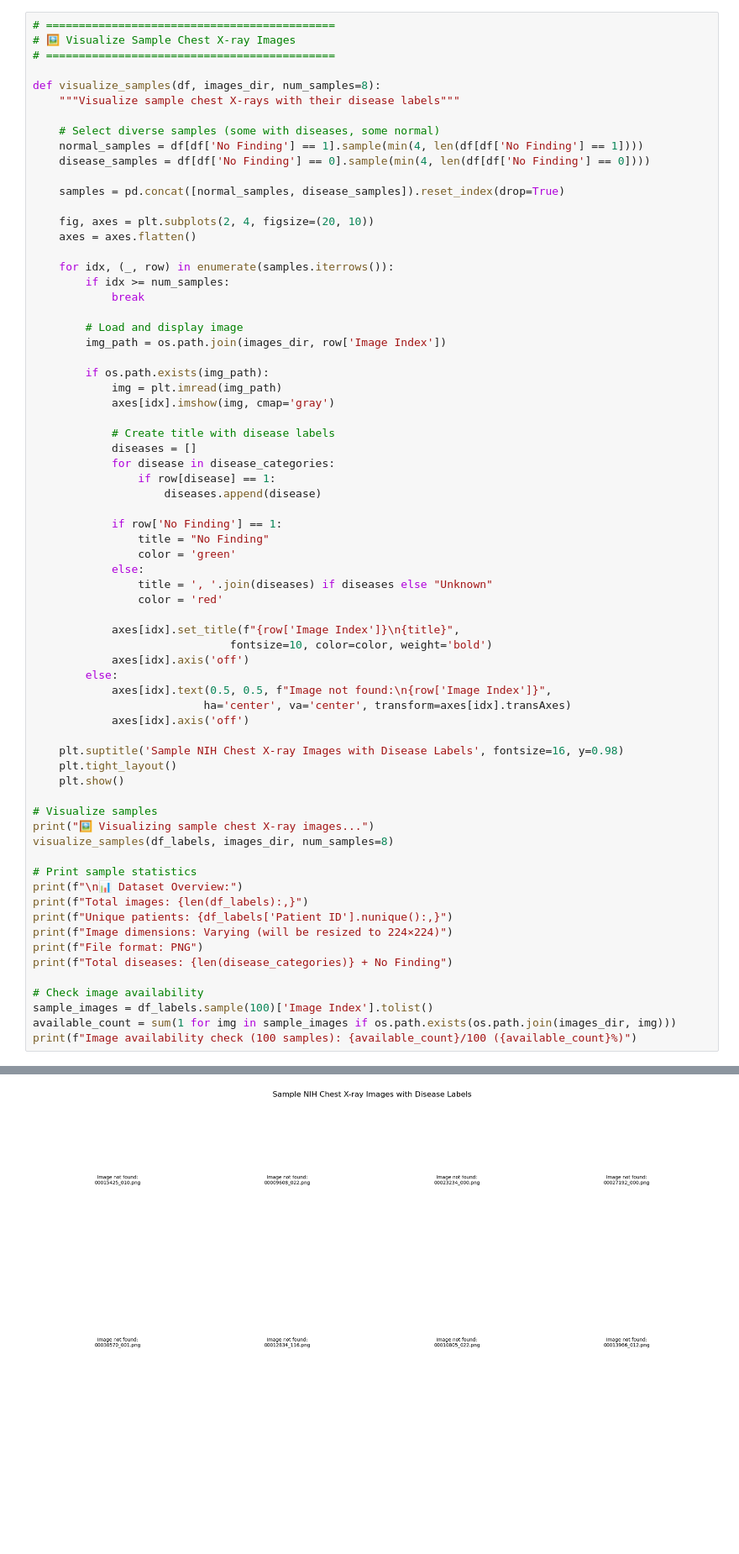
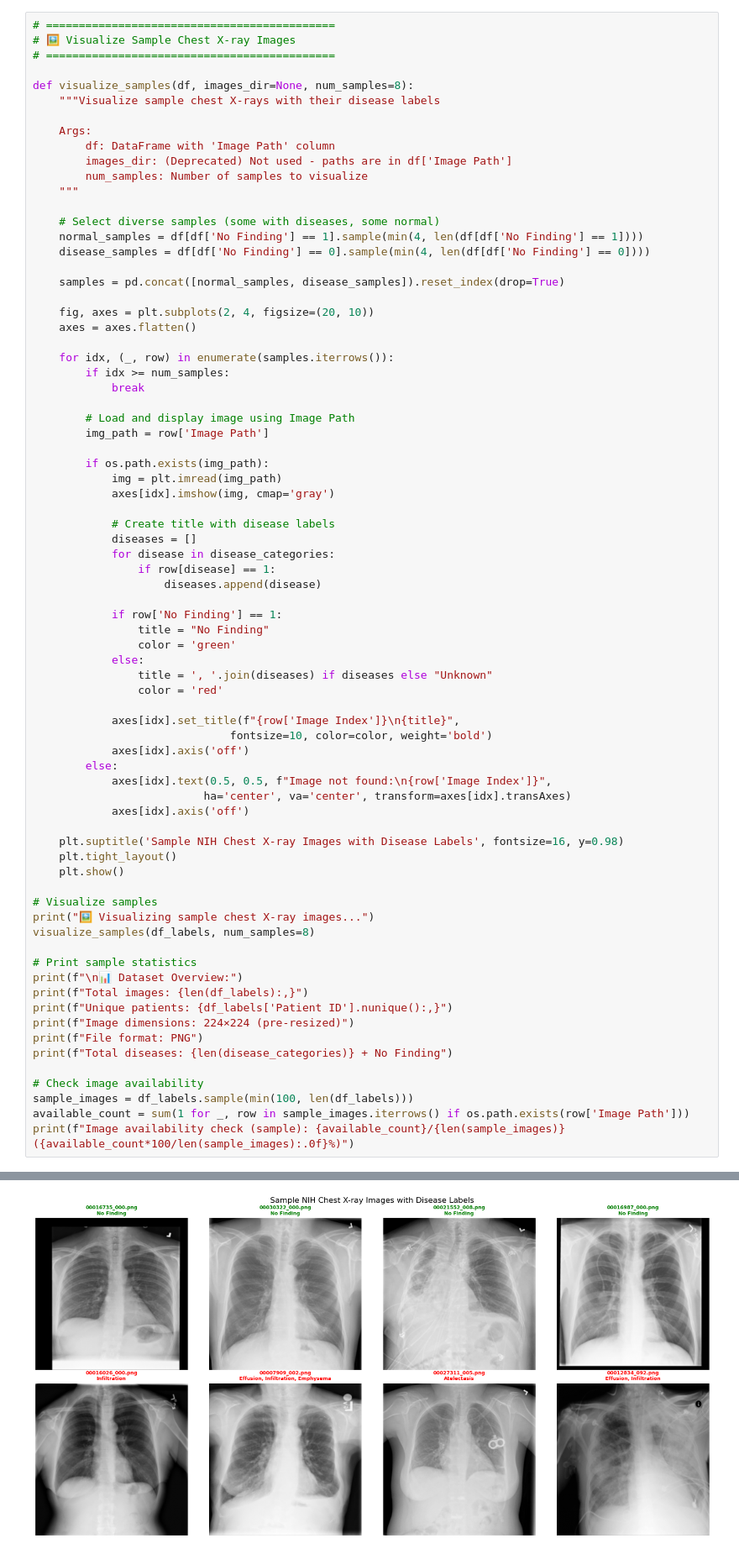
Before and after one commit to Aysha-rishana-k/MedSGSSL, a Jupyter notebook: nih_chest_xray_ssl.ipynb, the cells around one changed output, grey strips where cells are left out. Shown at 84% size. Drawn from its saved outputs; the diff is of its cells as text; blank space fills up the shorter version.

```diff
--- a/nih_chest_xray_ssl.ipynb
+++ b/nih_chest_xray_ssl.ipynb
@@ -266,8 +317,14 @@ Images with multiple diseases: 20796
 # 🖼️ Visualize Sample Chest X-ray Images
 # ============================================
 
-def visualize_samples(df, images_dir, num_samples=8):
-    """Visualize sample chest X-rays with their disease labels"""
+def visualize_samples(df, images_dir=None, num_samples=8):
+    """Visualize sample chest X-rays with their disease labels
+
+    Args:
+        df: DataFrame with 'Image Path' column
+        images_dir: (Deprecated) Not used - paths are in df['Image Path']
+        num_samples: Number of samples to visualize
+    """
 
     # Select diverse samples (some with diseases, some normal)
     normal_samples = df[df['No Finding'] == 1].sample(min(4, len(df[df['No Finding'] == 1])))
@@ -282,8 +339,8 @@ def visualize_samples(df, images_dir, num_samples=8):
         if idx >= num_samples:
             break
 
-        # Load and display image
-        img_path = os.path.join(images_dir, row['Image Index'])
+        # Load and display image using Image Path
+        img_path = row['Image Path']
 
         if os.path.exists(img_path):
             img = plt.imread(img_path)
@@ -300,39 +357,39 @@ def visualize_samples(df, images_dir, num_samples=8):
                 color = 'green'
             else:
                 title = ', '.join(diseases) if diseases else "Unknown"
                 color = 'red'
 
             axes[idx].set_title(f"{row['Image Index']}\n{title}",
                               fontsize=10, color=color, weight='bold')
             axes[idx].axis('off')
         else:
             axes[idx].text(0.5, 0.5, f"Image not found:\n{row['Image Index']}",
                           ha='center', va='center', transform=axes[idx].transAxes)
             axes[idx].axis('off')
 
     plt.suptitle('Sample NIH Chest X-ray Images with Disease Labels', fontsize=16, y=0.98)
     plt.tight_layout()
     plt.show()
 
 # Visualize samples
 print("🖼️ Visualizing sample chest X-ray images...")
-visualize_samples(df_labels, images_dir, num_samples=8)
+visualize_samples(df_labels, num_samples=8)
 
 # Print sample statistics
 print(f"\n📊 Dataset Overview:")
 print(f"Total images: {len(df_labels):,}")
 print(f"Unique patients: {df_labels['Patient ID'].nunique():,}")
-print(f"Image dimensions: Varying (will be resized to 224×224)")
+print(f"Image dimensions: 224×224 (pre-resized)")
 print(f"File format: PNG")
 print(f"Total diseases: {len(disease_categories)} + No Finding")
 
 # Check image availability
-sample_images = df_labels.sample(100)['Image Index'].tolist()
-available_count = sum(1 for img in sample_images if os.path.exists(os.path.join(images_dir, img)))
-print(f"Image availability check (100 samples): {available_count}/100 ({available_count}%)")
+sample_images = df_labels.sample(min(100, len(df_labels)))
+available_count = sum(1 for _, row in sample_images.iterrows() if os.path.exists(row['Image Path']))
+print(f"Image availability check (sample): {available_count}/{len(sample_images)} ({available_count*100/len(sample_images):.0f}%)")
 # %% [output]
 🖼️ Visualizing sample chest X-ray images...
-[figure, old version]
+[figure, new version]
 📊 Dataset Overview:
 Total images: 112,120
 Unique patients: 30,805
```
Also changed, not shown: parts of 59 cells of this notebook, 9 other files.
